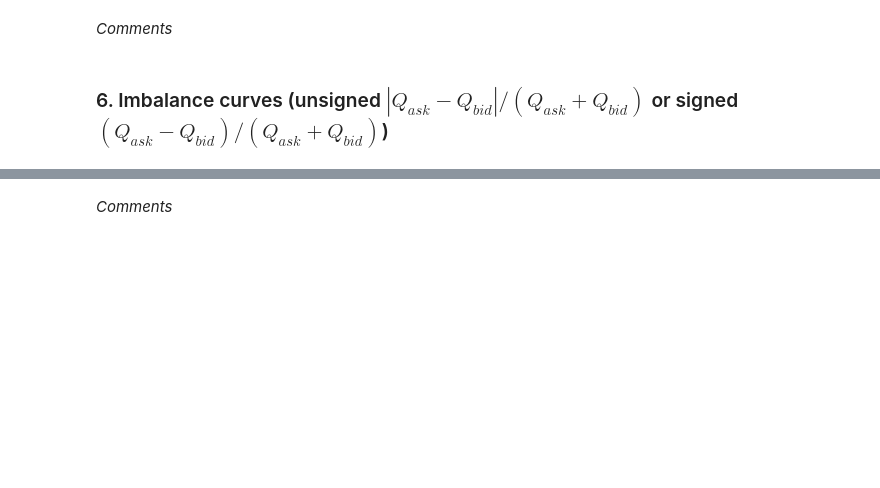
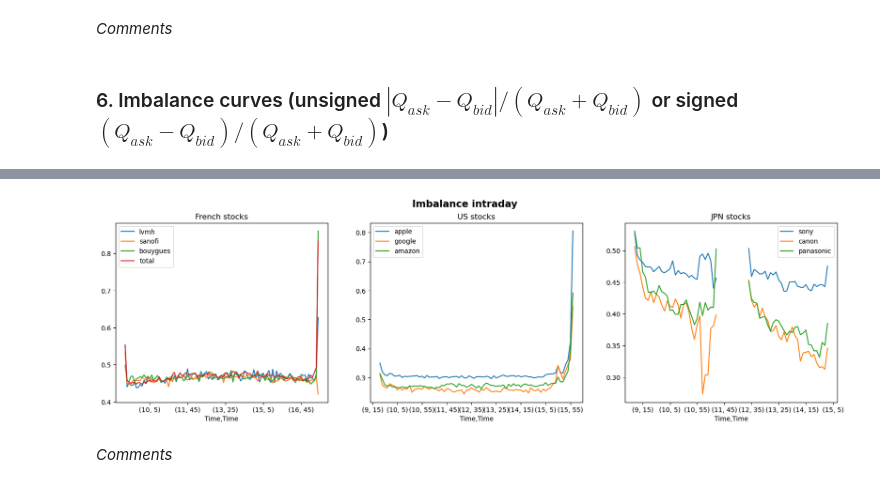
Before and after one commit to Guillaume-melis/Machine_Learning_for_Finance, a Jupyter notebook: TP3/TP 3 - Intraday Curves_EN.ipynb, the cells around one changed output, grey strips where cells are left out. Saved outputs shown, nothing was run; the diff lists cells and outputs as text; code cells hidden in the pictures; blank space fills up the shorter version.

```diff
--- a/TP3/TP 3 - Intraday Curves_EN.ipynb
+++ b/TP3/TP 3 - Intraday Curves_EN.ipynb
@@ -212,3 +228,26 @@ plot_mean_spread(JPN_stocks,'JPN stocks',JPN_schedule,axes[2])
+# %%
+fig, axes = plt.subplots(1,3,figsize = (20,5))
+fig.suptitle('Imbalance intraday', fontsize = 15, fontweight = 'bold')
+
+def plot_imbalance(stock_list,country,schedule,ax):
+    for stk in stock_list:
+        DATAS[stk]["Imbalance"] = abs(DATAS[stk].AskQty - DATAS[stk].BidQty)/(DATAS[stk].AskQty + DATAS[stk].BidQty)
+        resampled = DATAS[stk].Imbalance.resample("5min").mean()
+        resampled = resampled.groupby([resampled.index.hour,resampled.index.minute]).mean()
+        resampled = resampled[resampled != .0][1:-1]
+        if country == "JPN Stocks":
+            lunch_break = [(k,i) for k in [11,12] for i in range(35,60,5)]
+            new_idx = sorted(list(resampled.index.to_flat_index())+lunch_break , key=lambda k: [k[0], k[1]])
+            resampled = resampled.reindex(new_idx, fill_value=0)
+        resampled.plot(label = stk,title = country,ax = ax)
+    ax.legend()
+    return
+
+plot_imbalance(FR_stocks,'French stocks',FR_schedule,axes[0])
+plot_imbalance(US_stocks,'US stocks',US_schedule,axes[1])
+plot_imbalance(JPN_stocks,'JPN stocks',JPN_schedule,axes[2])
+# %% [output]
+[figure, added]
 # %% [markdown]
 *Comments*
 # %% [markdown]
```
Also changed, not shown: parts of 11 cells of this notebook.
